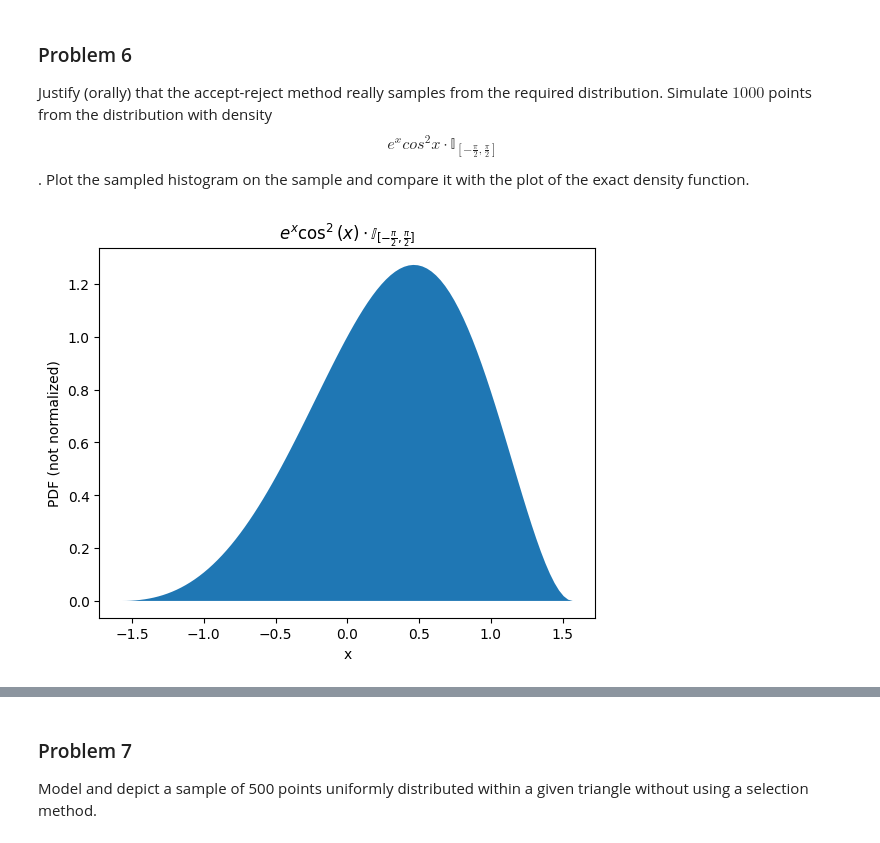
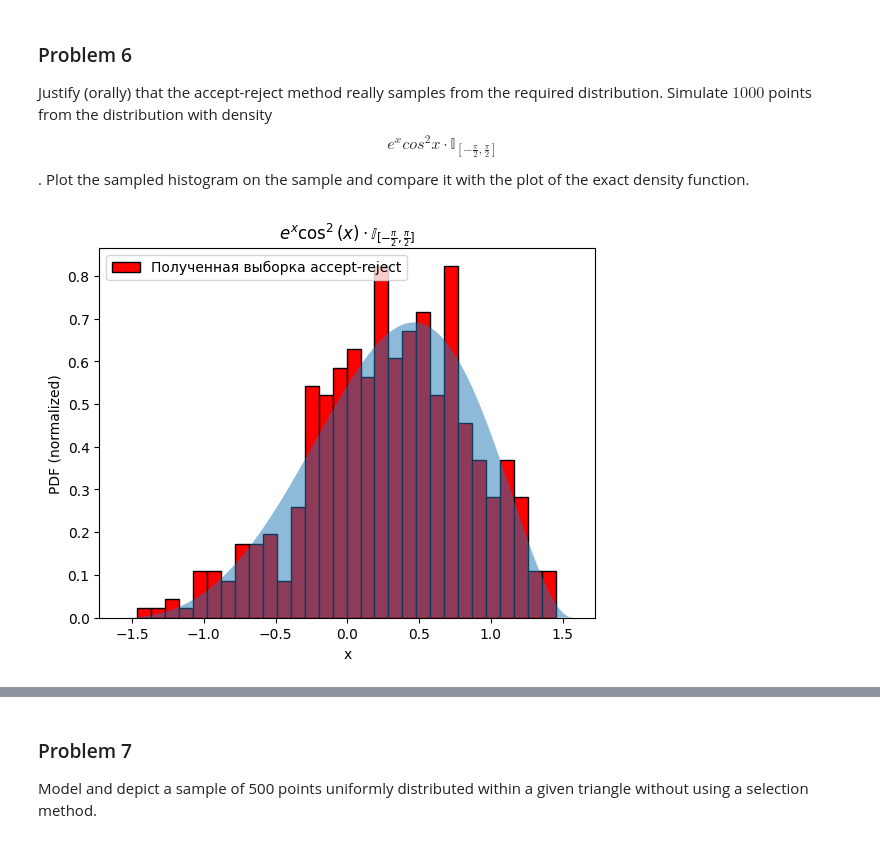
Before and after one commit to pkorotkow/statprak, a Jupyter notebook: statprak3.ipynb, the cells around one changed output, grey strips where cells are left out. Drawn from its saved outputs; the diff is of its cells as text; code cells hidden in the pictures.

```diff
--- a/statprak3.ipynb
+++ b/statprak3.ipynb
@@ -105,15 +155,24 @@ The idea of the method is to sample from the distribution we know how to sample
 ### Problem 6
 Justify (orally) that the accept-reject method really samples from the required distribution. Simulate $1000$ points from the distribution with density $$e^xcos^2x \cdot \mathbb{I}_{[-\frac\pi2, \frac\pi2]}$$. Plot the sampled histogram on the sample and compare it with the plot of the exact density function.
 # %%
+
+
+n = 1000
+x = np.random.uniform(-np.pi/2, np.pi/2, n)
+M = 1.271
+y = np.random.uniform(0, M, n)
+samples = x[y <= np.exp(x) * np.cos(x) ** 2]
+
 fig = plt.figure()
-
-x = np.linspace(-np.pi/2, np.pi/2, 100)
-density = np.exp(x) * np.cos(x) ** 2 # not normalized density!
-plt.fill_between(x, 0, density)
-plt.ylabel('PDF (not normalized)')
+plt.hist(samples, density = True, bins = 30, label = 'Полученная выборка accept-reject', color = 'red', edgecolor = 'black')
+x_range = np.linspace(-np.pi/2, np.pi/2, 100)
+density = np.exp(x_range) * np.cos(x_range) ** 2
+area = np.trapezoid(density, x_range)
+plt.fill_between(x_range, 0, density / area, alpha = 0.5)
+plt.ylabel('PDF (normalized)')
 plt.xlabel('x')
 plt.title(r'$e^x \cos^2(x) \cdot \mathbb{I}_{[-\frac{\pi}{2}, \frac{\pi}{2}]}$')
-
+plt.legend()
 plt.show()
 # %% [output]
-[figure, old version]
+[figure, new version]
```
Also changed, not shown: parts of 26 cells of this notebook.
